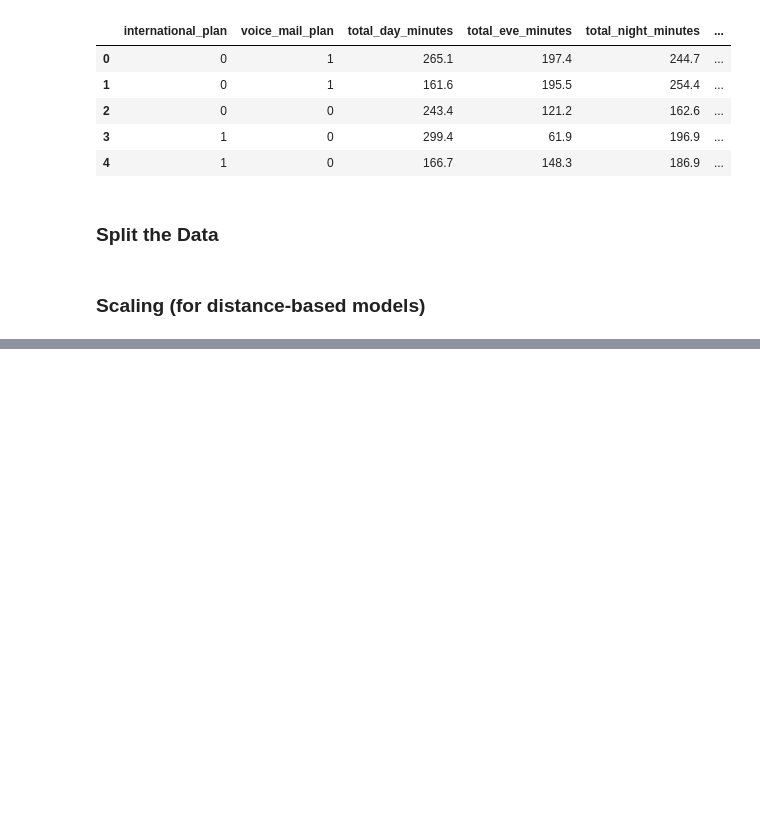
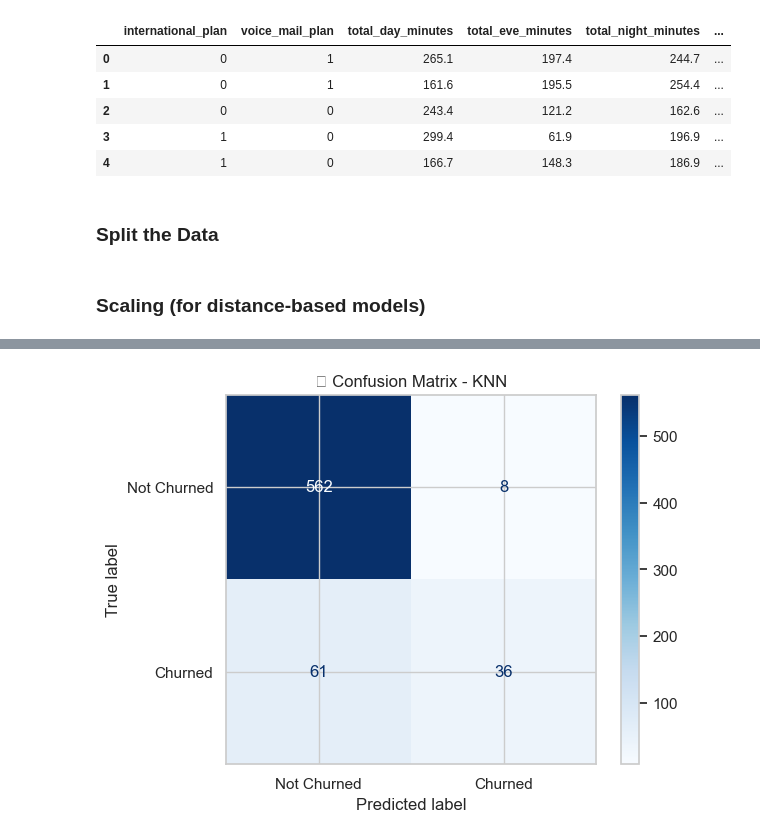
Before and after one commit to RachelinTheLoop/predicting-customer-churn, a Jupyter notebook: customer_churn_analysis.ipynb, the cells around one changed output, grey strips where cells are left out. Cells and saved outputs as stored; diff of their text form; code cells hidden in the pictures; blank space fills up the shorter version.

```diff
--- a/customer_churn_analysis.ipynb
+++ b/customer_churn_analysis.ipynb
@@ -412,0 +527,14 @@ chipsajdiu
+# %%
+# Initialize L2-regularized logistic regression model
+log_reg_l2 = LogisticRegression(
+    penalty='l2',          # L2 regularization
+    solver='liblinear',    # Supports L2 and small datasets
+    max_iter=1000,
+    random_state=42
+)
+
+# Fit the model on the scaled training data
+log_reg_l2.fit(X_train_scaled, y_train)
+
+# Evaluate the model
+log_reg_l2_results = evaluate_model(log_reg_l2, X_test_scaled, y_test)
@@ -412,0 +671,8 @@ chipsajdiu
+# %%
+from sklearn.neighbors import KNeighborsClassifier
+
+# 🏗️ Initialize the KNN model
+knn_model = KNeighborsClassifier(n_neighbors=5)
+# %%
+# 🚂 Fit the KNN model on the scaled training data
+knn_model.fit(X_train_scaled, y_train)
@@ -412,0 +695,14 @@ chipsajdiu
+# %%
+from sklearn.metrics import ConfusionMatrixDisplay
+
+# 📊 Visualize the confusion matrix
+ConfusionMatrixDisplay.from_estimator(
+    knn_model, X_test_scaled, y_test,
+    cmap='Blues',
+    display_labels=['Not Churned', 'Churned'],
+    colorbar=True
+)
+plt.title("📉 Confusion Matrix - KNN")
+plt.show()
+# %% [output]
+[figure, added]
```
Also changed, not shown: parts of 24 cells of this notebook, 1 other file.
